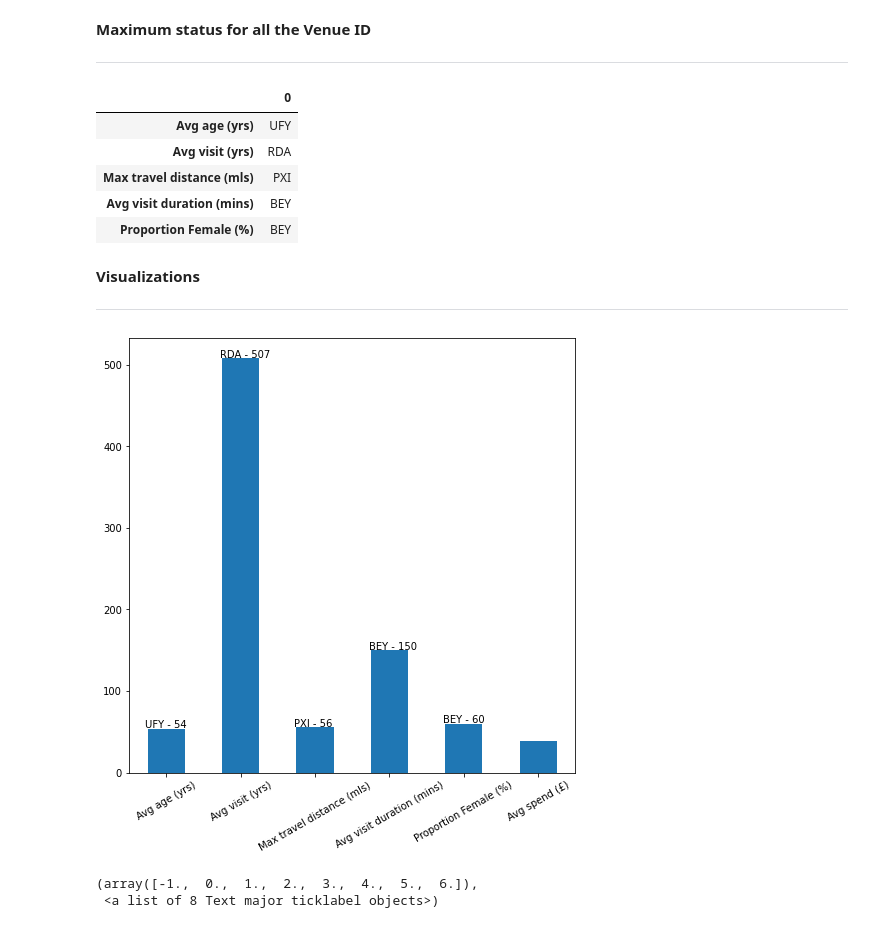
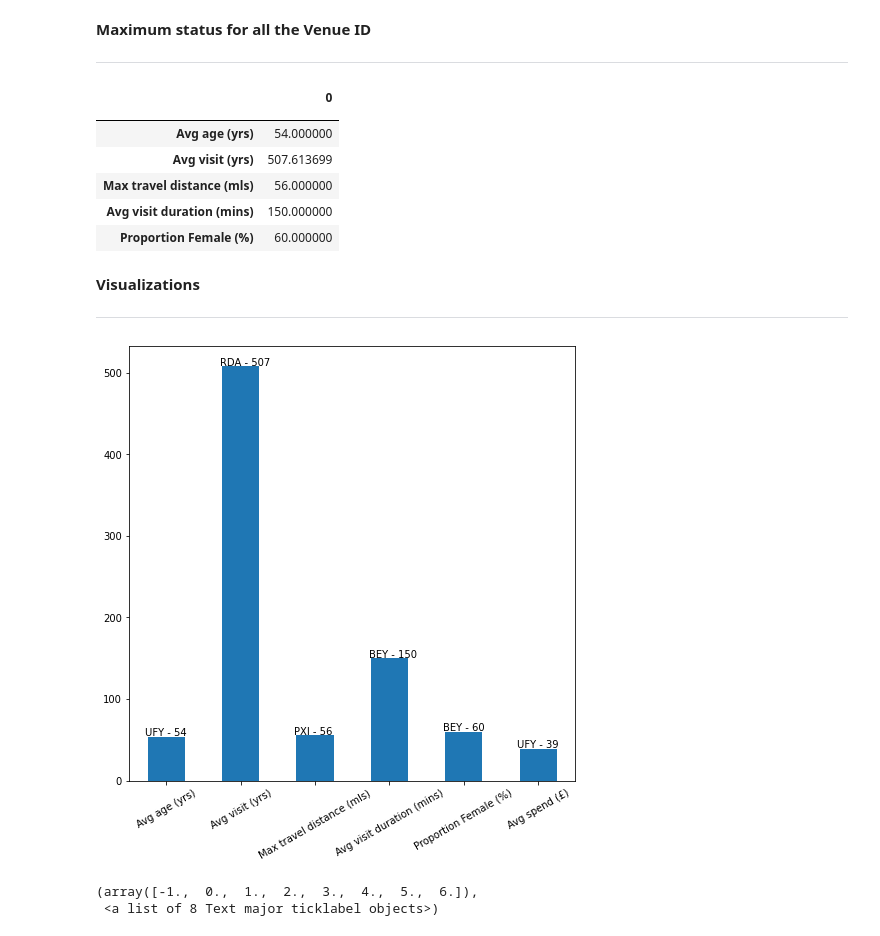
Before and after one commit to zakirhossen23/Project-Data-Visualisation, a Jupyter notebook: colab.ipynb, the cells around one changed output. Drawn from its saved outputs; the diff is of its cells as text; code cells hidden in the pictures.

```diff
--- a/colab.ipynb
+++ b/colab.ipynb
@@ -136,14 +154,15 @@ Maximum = (Maximum.set_index(Maximum.index)
         .rename_axis(""))
 MaximumVenue = df2.idxmax(axis=1).to_frame()
 Maximum.head()
-MaximumVenue.head()
+# MaximumVenue.head()
 # %% [output]
 |  | 0 |
-| Avg age (yrs) | UFY |
-| Avg visit (yrs) | RDA |
-| Max travel distance (mls) | PXI |
-| Avg visit duration (mins) | BEY |
-| Proportion Female (%) | BEY |
+|  |  |
+| Avg age (yrs) | 54.000000 |
+| Avg visit (yrs) | 507.613699 |
+| Max travel distance (mls) | 56.000000 |
+| Avg visit duration (mins) | 150.000000 |
+| Proportion Female (%) | 60.000000 |
 # %% [markdown]
  **Visualizations**
 
@@ -151,15 +170,15 @@ MaximumVenue.head()
 # %%
 ax = Maximum.plot(kind='bar',figsize=[8,8],legend=False)
 plt.xticks(rotation=30, horizontalalignment="center")
 
 x_offset = -0.28
 y_offset = 1
-for x in range(5):
+for x in range(6):
     p =ax.patches[x]
     b = p.get_bbox()
     val = "{} - {}".format(MaximumVenue[0].values.tolist()[x], int(b.y1 ))
     ax.annotate(val, ((b.x0 + b.x1)/2 + x_offset, b.y1 + y_offset))
 # %% [output]
-[figure, old version]
+[figure, new version]
 # %%
 
```
Also changed, not shown: parts of 6 cells of this notebook, 2 other files.
